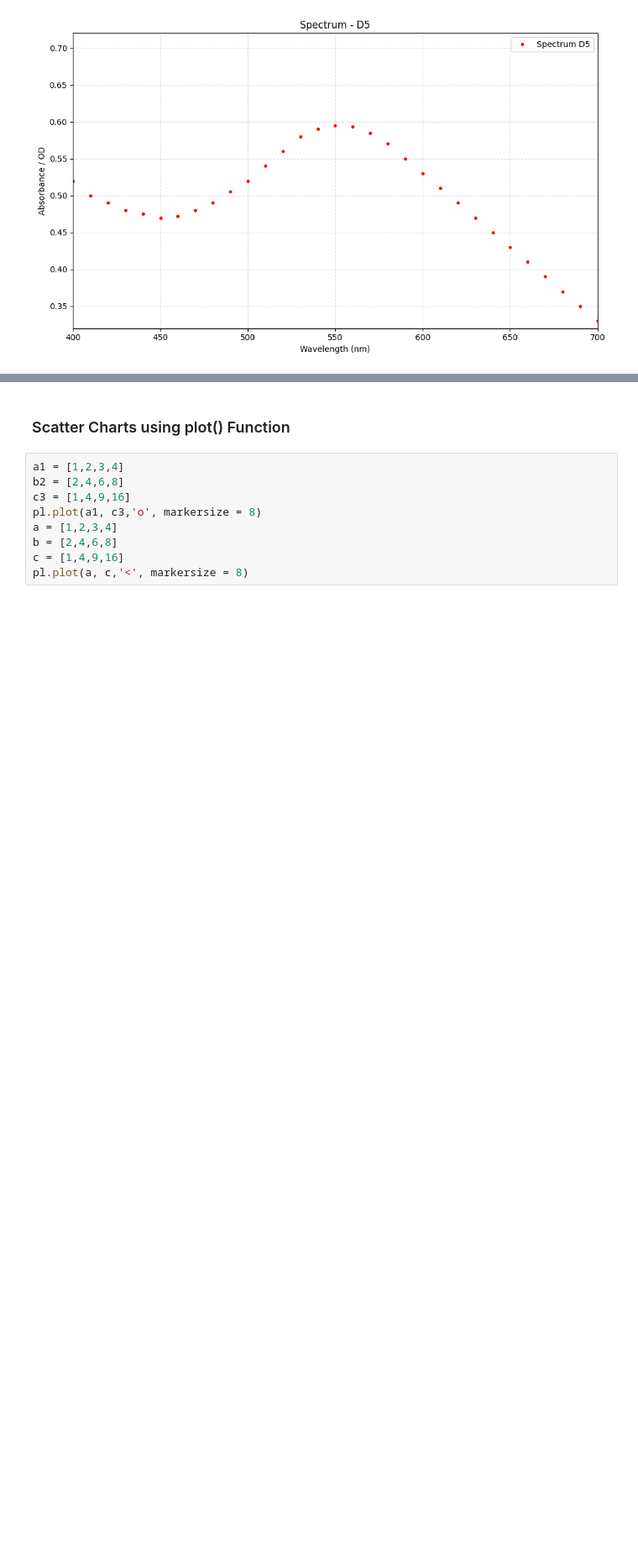
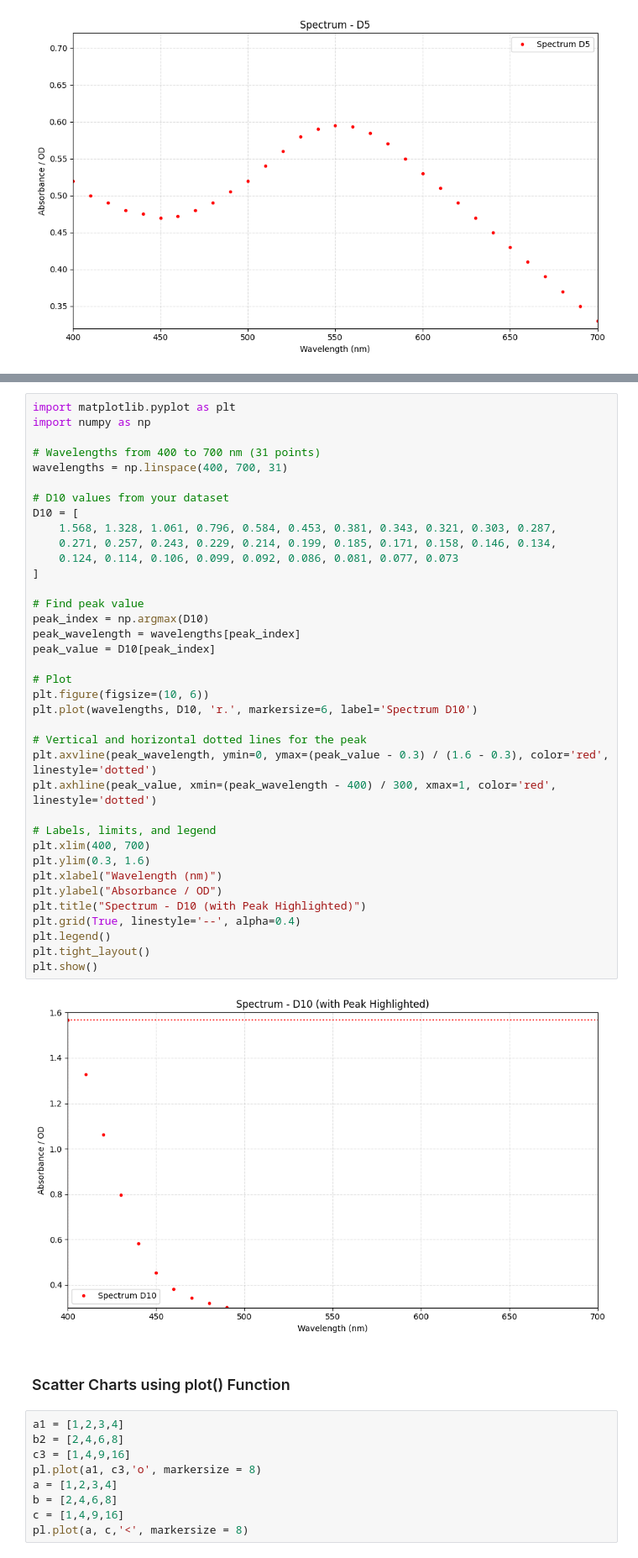
Before and after one commit to swetaverse/jupyter-lab, a Jupyter notebook: chapter3-plotting-with-pyplot /pyplot.ipynb, the cells around one changed output, grey strips where cells are left out. Shown at 84% size. Saved outputs shown, nothing was run; the diff lists cells and outputs as text; blank space fills up the shorter version.

```diff
--- a/chapter3-plotting-with-pyplot /pyplot.ipynb
+++ b/chapter3-plotting-with-pyplot /pyplot.ipynb
@@ -325,3 +361,42 @@ plt.show()
+# %%
+import matplotlib.pyplot as plt
+import numpy as np
+
+# Wavelengths from 400 to 700 nm (31 points)
+wavelengths = np.linspace(400, 700, 31)
+
+# D10 values from your dataset
+D10 = [
+    1.568, 1.328, 1.061, 0.796, 0.584, 0.453, 0.381, 0.343, 0.321, 0.303, 0.287,
+    0.271, 0.257, 0.243, 0.229, 0.214, 0.199, 0.185, 0.171, 0.158, 0.146, 0.134,
+    0.124, 0.114, 0.106, 0.099, 0.092, 0.086, 0.081, 0.077, 0.073
+]
+
+# Find peak value
+peak_index = np.argmax(D10)
+peak_wavelength = wavelengths[peak_index]
+peak_value = D10[peak_index]
+
+# Plot
+plt.figure(figsize=(10, 6))
+plt.plot(wavelengths, D10, 'r.', markersize=6, label='Spectrum D10')
+
+# Vertical and horizontal dotted lines for the peak
+plt.axvline(peak_wavelength, ymin=0, ymax=(peak_value - 0.3) / (1.6 - 0.3), color='red', linestyle='dotted')
+plt.axhline(peak_value, xmin=(peak_wavelength - 400) / 300, xmax=1, color='red', linestyle='dotted')
+
+# Labels, limits, and legend
+plt.xlim(400, 700)
+plt.ylim(0.3, 1.6)
+plt.xlabel("Wavelength (nm)")
+plt.ylabel("Absorbance / OD")
+plt.title("Spectrum - D10 (with Peak Highlighted)")
+plt.grid(True, linestyle='--', alpha=0.4)
+plt.legend()
+plt.tight_layout()
+plt.show()
+# %% [output]
+[figure, added]
 # %% [markdown]
 ### Scatter Charts using plot() Function
 # %%
```
Also changed, not shown: parts of 1 cell of this notebook.
